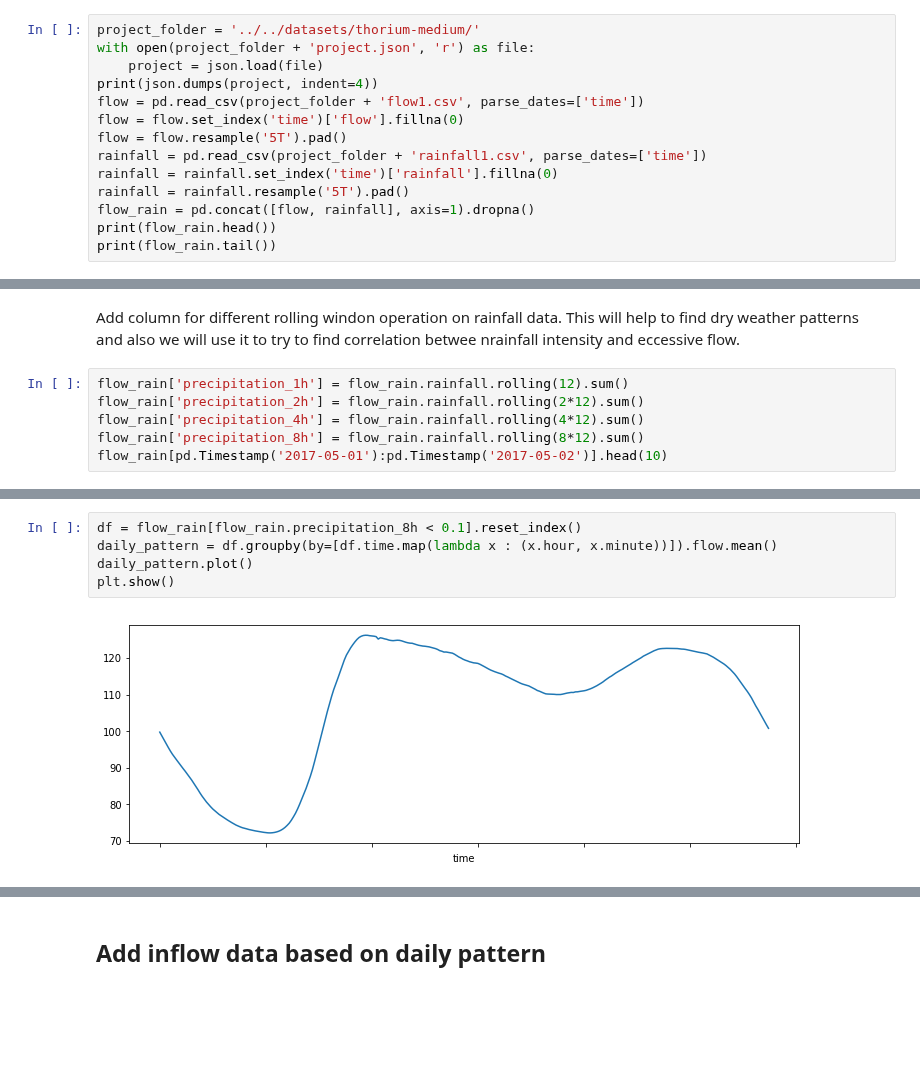
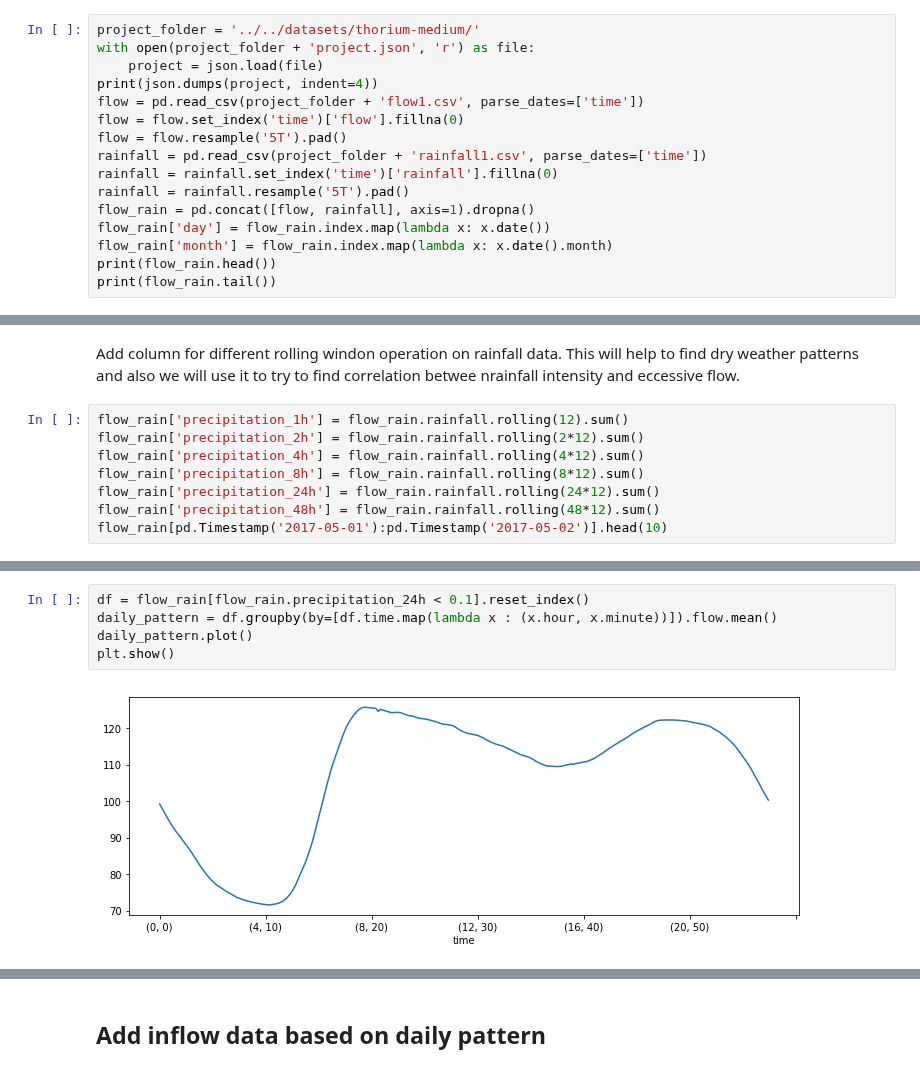
Before and after one commit to carldata/argo, a Jupyter notebook: notebooks/thorium-medium/[eda] Inflow.ipynb, the cells around one changed output, grey strips where cells are left out. Drawn from its saved outputs; the diff is of its cells as text; blank space fills up the shorter version.

Commit message:
Clean rainfall prediction

```diff
--- a/notebooks/thorium-medium/[eda] Inflow.ipynb
+++ b/notebooks/thorium-medium/[eda] Inflow.ipynb
@@ -26,6 +26,8 @@ rainfall = pd.read_csv(project_folder + 'rainfall1.csv', parse_dates=['time'])
 rainfall = rainfall.set_index('time')['rainfall'].fillna(0)
 rainfall = rainfall.resample('5T').pad()
 flow_rain = pd.concat([flow, rainfall], axis=1).dropna()
+flow_rain['day'] = flow_rain.index.map(lambda x: x.date())
+flow_rain['month'] = flow_rain.index.map(lambda x: x.date().month)
 print(flow_rain.head())
 print(flow_rain.tail())
 # %% [output]
@@ -53,5 +55,7 @@ flow_rain['precipitation_1h'] = flow_rain.rainfall.rolling(12).sum()
 flow_rain['precipitation_2h'] = flow_rain.rainfall.rolling(2*12).sum()
 flow_rain['precipitation_4h'] = flow_rain.rainfall.rolling(4*12).sum()
 flow_rain['precipitation_8h'] = flow_rain.rainfall.rolling(8*12).sum()
+flow_rain['precipitation_24h'] = flow_rain.rainfall.rolling(24*12).sum()
+flow_rain['precipitation_48h'] = flow_rain.rainfall.rolling(48*12).sum()
 flow_rain[pd.Timestamp('2017-05-01'):pd.Timestamp('2017-05-02')].head(10)
 # %% [output]
@@ -72,7 +80,7 @@ flow_rain[pd.Timestamp('2017-05-01'):pd.Timestamp('2017-05-02')].head(10)
 # %%
-df = flow_rain[flow_rain.precipitation_8h < 0.1].reset_index()
+df = flow_rain[flow_rain.precipitation_24h < 0.1].reset_index()
 daily_pattern = df.groupby(by=[df.time.map(lambda x : (x.hour, x.minute))]).flow.mean()
 daily_pattern.plot()
 plt.show()
 # %% [output]
-[figure, old version]
+[figure, new version]
```
Also changed, not shown: parts of 10 cells of this notebook, 4 other files.
